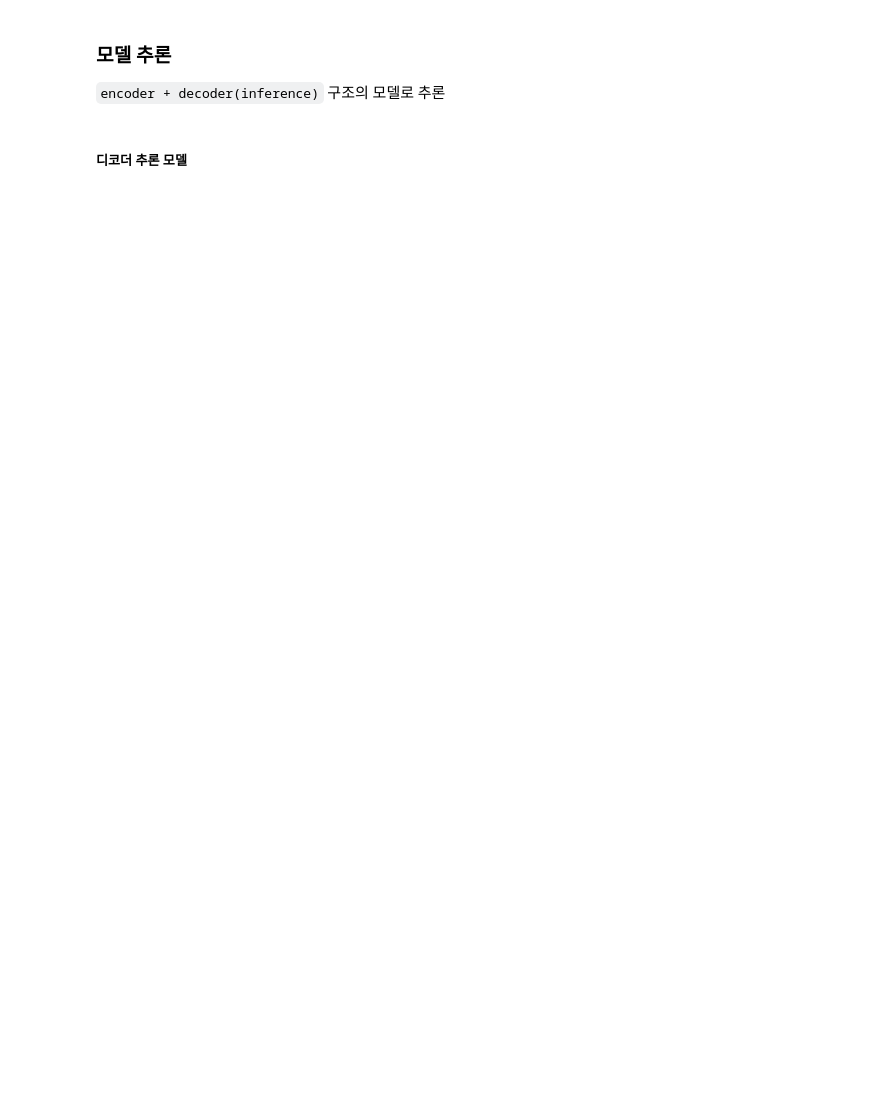
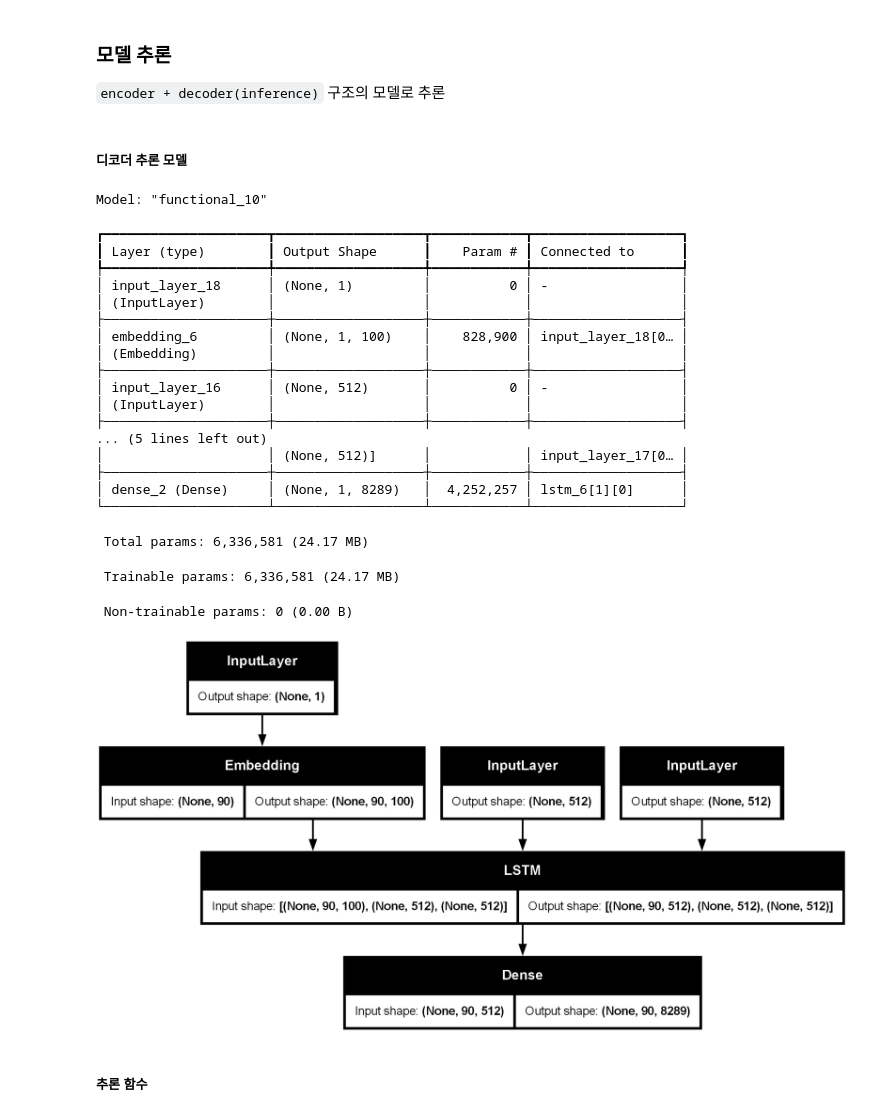
Before and after one commit to SOOSOO999/gitproject, a Jupyter notebook: 07_nlp/07_seq2seq/01_seq2seq_translation.ipynb, the cells around one changed output. Cells and saved outputs as stored; diff of their text form; code cells hidden in the pictures; blank space fills up the shorter version.

```diff
--- a/07_nlp/07_seq2seq/01_seq2seq_translation.ipynb
+++ b/07_nlp/07_seq2seq/01_seq2seq_translation.ipynb
@@ -379,22 +397,53 @@ ModuleNotFoundError: No module named 'tensorflow.kears'
 # %% [markdown]
 ##### 디코더 추론 모델
 # %%
+# 입력 states (이전 timestep의 hidden state, cell state)
 decoder_hidden_state = layers.Input(shape=(LATENT_DIM,))
 decoder_cell_state = layers.Input(shape=(LATENT_DIM,))
 decoder_states_inputs = [decoder_hidden_state, decoder_cell_state]      #
 
+# 토큰 입력 (이전 timestep의 output)
 decoder_single_input = layers.Input(shape=(1,))
 
+# 학습된 임베딩
 x = ko_embedding_layer(decoder_single_input)
 
+# 학습된 LSTM
 x, h, c = decoder_lstm(x, initial_state=decoder_states_inputs)
 decoder_states = [h, c]
 
+# 학습된 dense
 decoder_outputs_ = decoder_dense(x)
 
 decoder_inference_model = models.Model(
     inputs=[decoder_single_input] + decoder_states_inputs,
     outputs=[decoder_outputs_] + decoder_states
 )
 
 decoder_inference_model.summary()
+plot_model(decoder_inference_model, show_shapes=True)
+# %% [output]
+Model: "functional_10"
+┏━━━━━━━━━━━━━━━━━━━━━┳━━━━━━━━━━━━━━━━━━━┳━━━━━━━━━━━━┳━━━━━━━━━━━━━━━━━━━┓
+┃ Layer (type)        ┃ Output Shape      ┃    Param # ┃ Connected to      ┃
+┡━━━━━━━━━━━━━━━━━━━━━╇━━━━━━━━━━━━━━━━━━━╇━━━━━━━━━━━━╇━━━━━━━━━━━━━━━━━━━┩
+│ input_layer_18      │ (None, 1)         │          0 │ -                 │
+│ (InputLayer)        │                   │            │                   │
+├─────────────────────┼───────────────────┼────────────┼───────────────────┤
+│ embedding_6         │ (None, 1, 100)    │    828,900 │ input_layer_18[0… │
+│ (Embedding)         │                   │            │                   │
+├─────────────────────┼───────────────────┼────────────┼───────────────────┤
+│ input_layer_16      │ (None, 512)       │          0 │ -                 │
+│ (InputLayer)        │                   │            │                   │
+├─────────────────────┼───────────────────┼────────────┼───────────────────┤
+... (5 lines left out)
+│                     │ (None, 512)]      │            │ input_layer_17[0… │
+├─────────────────────┼───────────────────┼────────────┼───────────────────┤
+│ dense_2 (Dense)     │ (None, 1, 8289)   │  4,252,257 │ lstm_6[1][0]      │
+└─────────────────────┴───────────────────┴────────────┴───────────────────┘
+ Total params: 6,336,581 (24.17 MB)
+ Trainable params: 6,336,581 (24.17 MB)
+ Non-trainable params: 0 (0.00 B)
+[figure, added]
+# %% [markdown]
+##### 추론 함수
```
Also changed, not shown: parts of 14 cells of this notebook.
